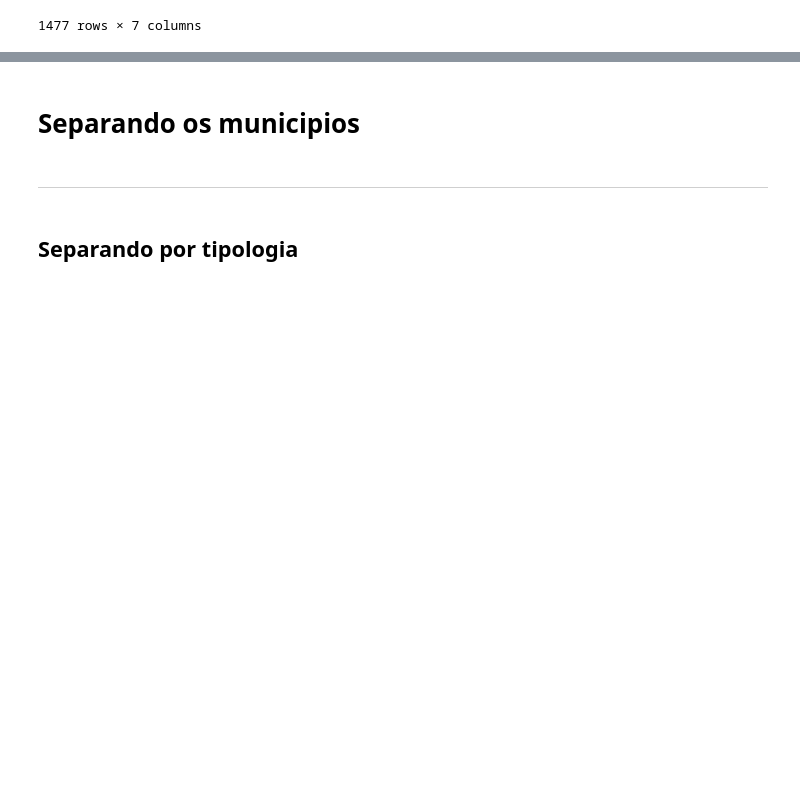
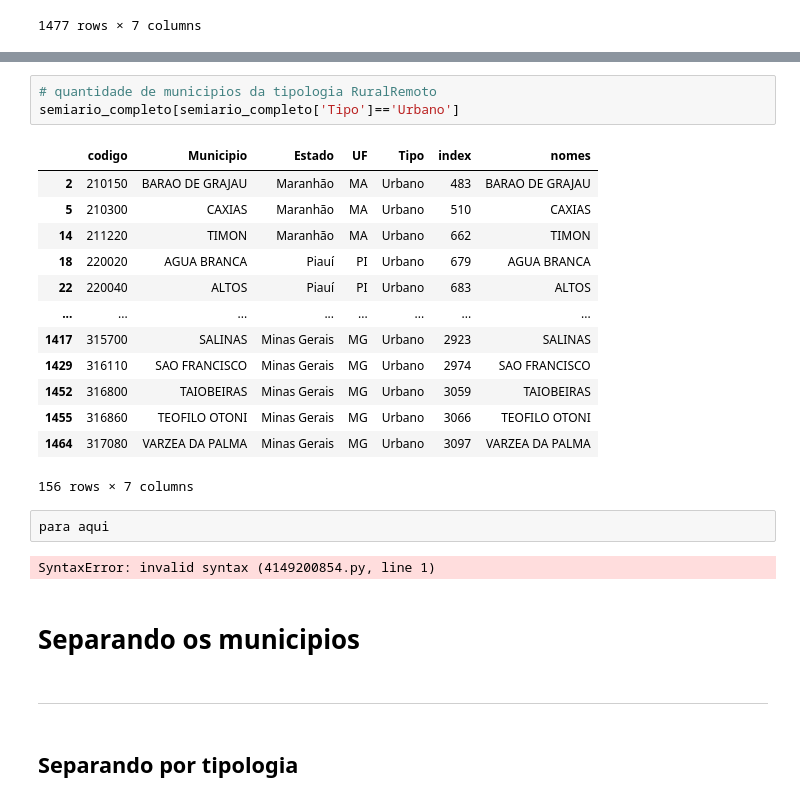
Before and after one commit to ttaynaa/Mortalidade_no_semiarido, a Jupyter notebook: PIBIC/_SCHENIA_2023_2024/1_scrip/script_para_extrair_dados/extraindo base - mortalidade.ipynb, the cells around one changed output, grey strips where cells are left out. Cells and saved outputs as stored; diff of their text form; blank space fills up the shorter version.

```diff
--- a/PIBIC/_SCHENIA_2023_2024/1_scrip/script_para_extrair_dados/extraindo base - mortalidade.ipynb
+++ b/PIBIC/_SCHENIA_2023_2024/1_scrip/script_para_extrair_dados/extraindo base - mortalidade.ipynb
@@ -219,3 +282,24 @@ semiario_completo # resultado
+# %%
+# quantidade de municipios da tipologia RuralRemoto
+semiario_completo[semiario_completo['Tipo']=='Urbano']
+# %% [output]
+|  | codigo | Municipio | Estado | UF | Tipo | index | nomes |
+| 2 | 210150 | BARAO DE GRAJAU | Maranhão | MA | Urbano | 483 | BARAO DE GRAJAU |
+| 5 | 210300 | CAXIAS | Maranhão | MA | Urbano | 510 | CAXIAS |
+| 14 | 211220 | TIMON | Maranhão | MA | Urbano | 662 | TIMON |
+| 18 | 220020 | AGUA BRANCA | Piauí | PI | Urbano | 679 | AGUA BRANCA |
+| 22 | 220040 | ALTOS | Piauí | PI | Urbano | 683 | ALTOS |
+| ... | ... | ... | ... | ... | ... | ... | ... |
+| 1417 | 315700 | SALINAS | Minas Gerais | MG | Urbano | 2923 | SALINAS |
+| 1429 | 316110 | SAO FRANCISCO | Minas Gerais | MG | Urbano | 2974 | SAO FRANCISCO |
+| 1452 | 316800 | TAIOBEIRAS | Minas Gerais | MG | Urbano | 3059 | TAIOBEIRAS |
+| 1455 | 316860 | TEOFILO OTONI | Minas Gerais | MG | Urbano | 3066 | TEOFILO OTONI |
+| 1464 | 317080 | VARZEA DA PALMA | Minas Gerais | MG | Urbano | 3097 | VARZEA DA PALMA |
+156 rows × 7 columns
+# %%
+para aqui
+# %% [output]
+SyntaxError: invalid syntax (4149200854.py, line 1)
 # %% [markdown]
 # Separando os municipios
 # %% [markdown]
```
Also changed, not shown: parts of 9 cells of this notebook, 1 other file.
